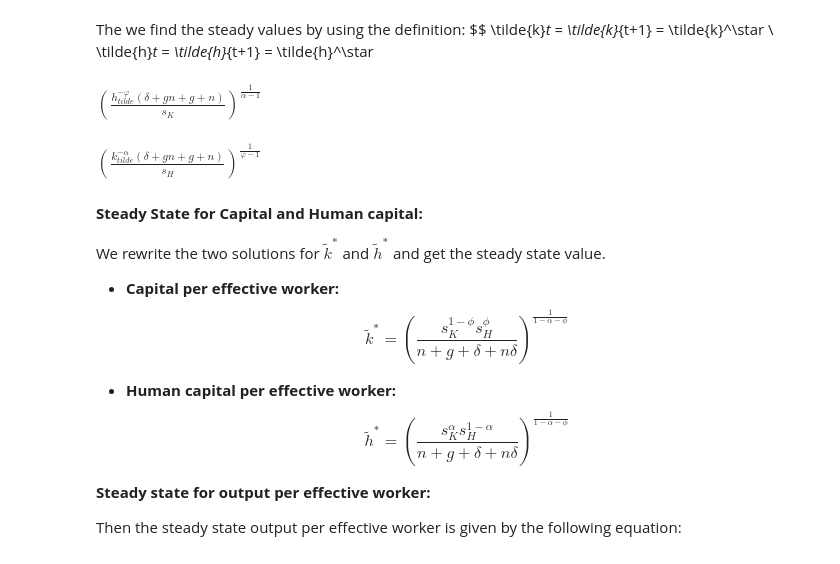
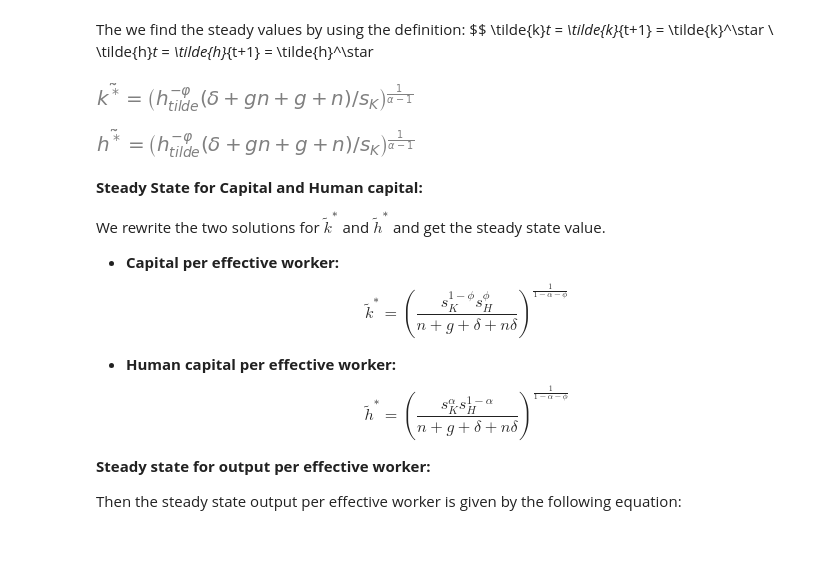
Before and after one commit to NumEconCopenhagen/projects-2024-mikkel-nikolas, a Jupyter notebook: modelproject/modelproject.ipynb, the cells around one changed output. Saved outputs shown, nothing was run; the diff lists cells and outputs as text; code cells hidden in the pictures.

```diff
--- a/modelproject/modelproject.ipynb
+++ b/modelproject/modelproject.ipynb
@@ -59,23 +59,24 @@ $$ \tilde{k}_t = \tilde{k}_{t+1} = \tilde{k}^\star  \\
 # %%
 # Defining parameters
 sK, sH, alpha, varphi, delta, k_tilde, h_tilde, n, g, phi = sm.symbols('s_K s_H alpha varphi delta k_tilde h_tilde n g phi')
 
 # Substituting in for y^tilde and writing the eq for k_tilde
 eq_k = sm.Eq(k_tilde, (sK * k_tilde**alpha * h_tilde**varphi + (1 - delta) * k_tilde) / ((1 + n) * (1 + g)))
 
 # Finding steady state
 steady_state_k = sm.solve(eq_k, k_tilde)[0]
 
-steady_state_k
+Eq(symbols(r'\tilde{k^*}'), steady_state_k)
 # %% [output]
-$\displaystyle \left(\frac{h_{tilde}^{- \varphi} \left(\delta + g n + g + n\right)}{s_{K}}\right)^{\frac{1}{\alpha - 1}}$
+[figure, added]
 # %%
 # Same method for h_tilde
 eq_h = sm.Eq(h_tilde, (sH * k_tilde**alpha * h_tilde**varphi + (1 - delta) * h_tilde) / ((1 + n) * (1 + g)))
 steady_state_h = sm.solve(eq_h, h_tilde)[0]
-steady_state_h
+
+Eq(symbols(r'\tilde{h^*}'), steady_state_k)
 # %% [output]
-$\displaystyle \left(\frac{k_{tilde}^{- \alpha} \left(\delta + g n + g + n\right)}{s_{H}}\right)^{\frac{1}{\varphi - 1}}$
+[figure, added]
 # %% [markdown]
 **Steady State for Capital and Human capital:**
 
```
Also changed, not shown: parts of 2 cells of this notebook, 1 other file.
